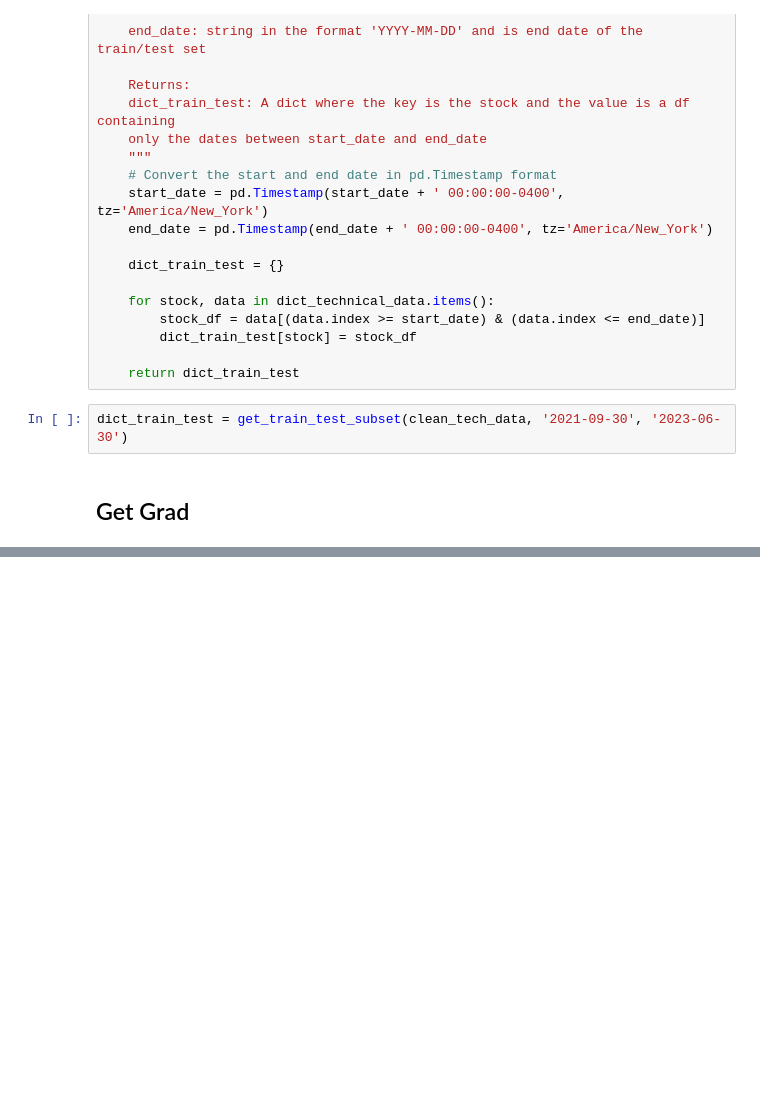
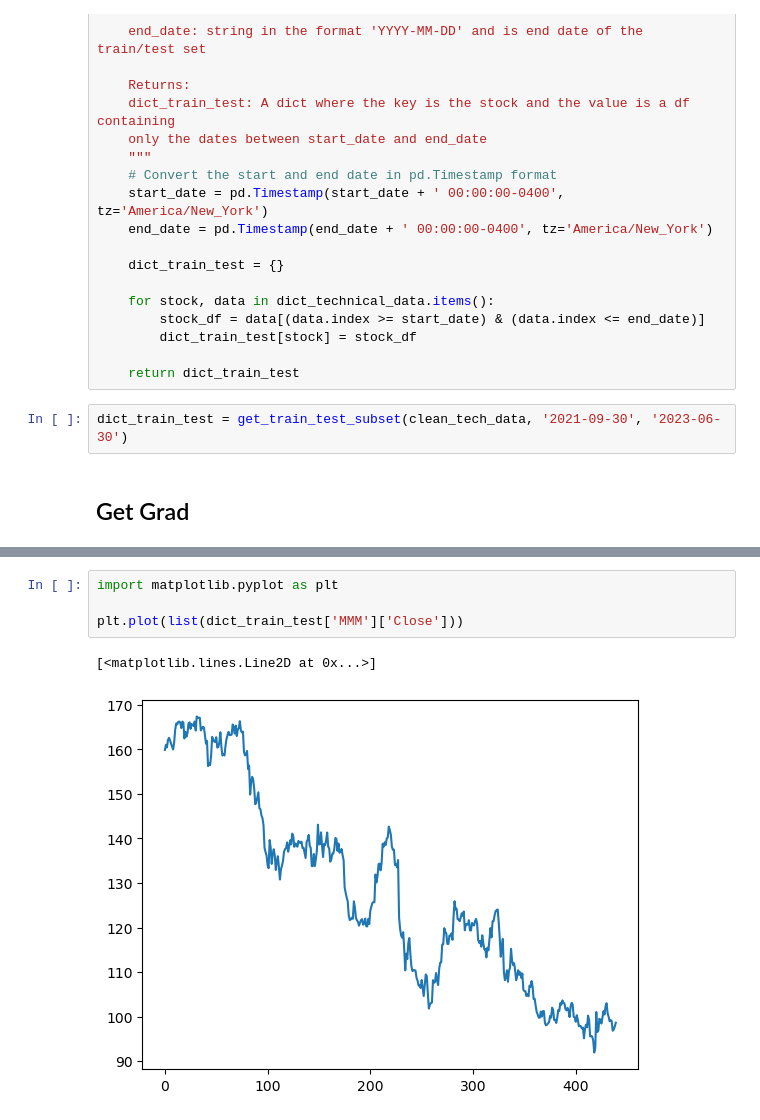
Before and after one commit to marcsz99/stock_analysis, a Jupyter notebook: stock_analysis2/gradient_pred.ipynb, the cells around one changed output, grey strips where cells are left out. Cells and saved outputs as stored; diff of their text form; blank space fills up the shorter version.

```diff
--- a/stock_analysis2/gradient_pred.ipynb
+++ b/stock_analysis2/gradient_pred.ipynb
@@ -256,0 +234,7 @@ array([[1],
+# %%
+import matplotlib.pyplot as plt
+
+plt.plot(list(dict_train_test['MMM']['Close']))
+# %% [output]
+[<matplotlib.lines.Line2D at 0x...>]
+[figure, added]
```
Also changed, not shown: parts of 20 cells of this notebook.
